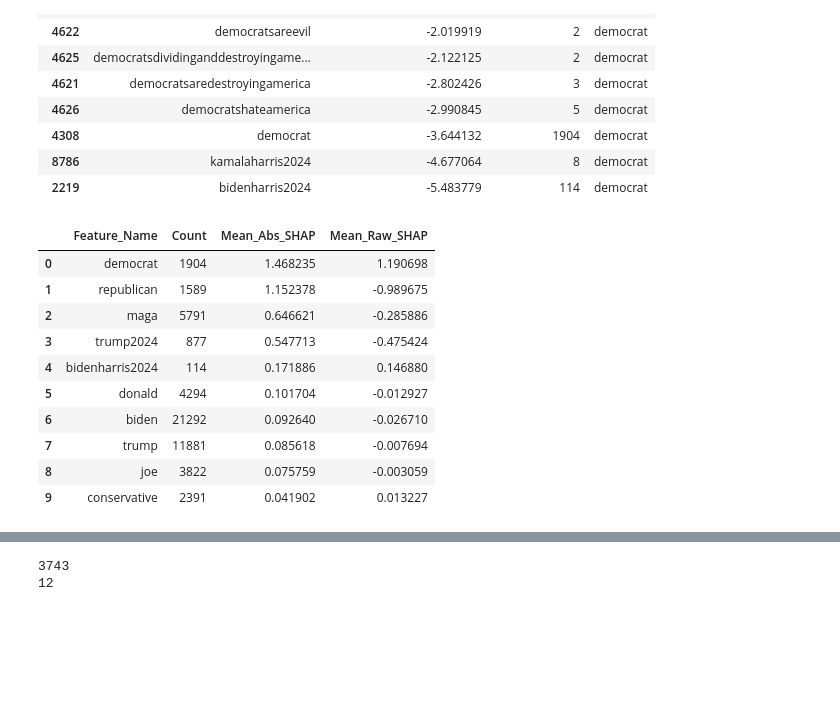
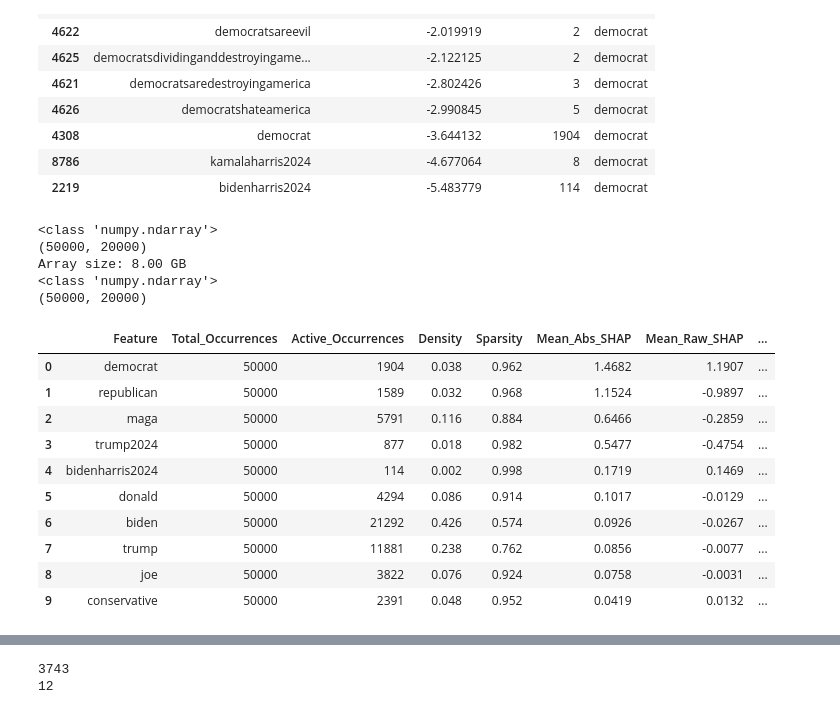
Before and after one commit to Birkbeck/msc-project-source-code-files-24-25-tayyib-saddique, a Jupyter notebook: x_processing/shap.ipynb, the cells around one changed output, grey strips where cells are left out. Saved outputs shown, nothing was run; the diff lists cells and outputs as text; code cells hidden in the pictures; blank space fills up the shorter version.

```diff
--- a/x_processing/shap.ipynb
+++ b/x_processing/shap.ipynb
@@ -210,46 +214,67 @@ Directional Importance (top 10 pushing toward DEMOCRAT):
 | 4308 | democrat | -3.644132 | 1904 | democrat |
 | 8786 | kamalaharris2024 | -4.677064 | 8 | democrat |
 | 2219 | bidenharris2024 | -5.483779 | 114 | democrat |
+# %%
+print(type(X_dense))
+print(X_dense.shape)
+print(f"Array size: {X_dense.nbytes / 1e9:.2f} GB")
+
+print(type(shap_dense))
+print(shap_dense.shape)
+# %% [output]
+<class 'numpy.ndarray'>
+(50000, 20000)
+Array size: 8.00 GB
+<class 'numpy.ndarray'>
+(50000, 20000)
 # %%
 mean_abs_shap = np.abs(shap_dense).mean(axis=0)
-
 non_zero_mask = mean_abs_shap > 0
 non_zero_indices = np.where(non_zero_mask)[0]
-
-upper_quartile_threshold = np.percentile(mean_abs_shap[non_zero_mask], 90)
-
 top_features_idx = non_zero_indices[np.argsort(mean_abs_shap[non_zero_indices])[::-1]]
-feature_counts = (X_dense > 0).sum(axis=0)
 
 results = []
-for feat_idx in top_features_idx[:20]:
+for feat_idx in top_features_idx[:10]:
+    feature_vals = X_dense[:, feat_idx]
+    feature_shaps = shap_dense[:, feat_idx]
+
+    baseline_mask = feature_vals == 0
+    active_mask = feature_vals > 0
+
+    baseline_shap = feature_shaps[baseline_mask].mean() if baseline_mask.sum() > 0 else 0
+    active_shap = feature_shaps[active_mask].mean() if active_mask.sum() > 0 else 0
+
     results.append({
-        'Feature_Name': feature_names[feat_idx],
-        'Count': feature_counts[feat_idx],
-        'Mean_Abs_SHAP': mean_abs_shap[feat_idx],
-        'Mean_Raw_SHAP': shap_dense[:, feat_idx].mean(),
-        'Max_Raw_SHAP': shap_dense[:, feat_idx].max(),
-        'Min_Raw_SHAP': shap_dense[:, feat_idx].min(),
+        'Feature': feature_names[feat_idx],
+        'Total_Occurrences': len(feature_vals),
+        'Active_Occurrences': active_mask.sum(),
+        'Density': round(active_mask.sum() / len(feature_vals), 3),
+        'Sparsity': round(1 - active_mask.sum() / len(feature_vals), 3),
+        'Mean_Abs_SHAP': round(mean_abs_shap[feat_idx], 4),
+        'Mean_Raw_SHAP': round(feature_shaps.mean(), 4),
+        'Baseline_SHAP': round(baseline_shap, 4),
+        'Active_SHAP': round(active_shap, 4),
+        'Active_Minus_Baseline': round(active_shap - baseline_shap, 4),
+        'Std_SHAP': round(feature_shaps.std(), 4),
+        'Max_SHAP': round(feature_shaps.max(), 4),
+        'Min_SHAP': round(feature_shaps.min(), 4),
     })
 
 df = pd.DataFrame(results)
 # %%
-cols_to_display = ['Feature_Name', 'Count', 'Mean_Abs_SHAP', 'Mean_Raw_SHAP']
-df_cols = df[cols_to_display]
-
-df_cols.sort_values(by=['Mean_Abs_SHAP'], ascending=False).head(10)
+df
 # %% [output]
-|  | Feature_Name | Count | Mean_Abs_SHAP | Mean_Raw_SHAP |
-| 0 | democrat | 1904 | 1.468235 | 1.190698 |
-| 1 | republican | 1589 | 1.152378 | -0.989675 |
-| 2 | maga | 5791 | 0.646621 | -0.285886 |
-| 3 | trump2024 | 877 | 0.547713 | -0.475424 |
-| 4 | bidenharris2024 | 114 | 0.171886 | 0.146880 |
-| 5 | donald | 4294 | 0.101704 | -0.012927 |
-| 6 | biden | 21292 | 0.092640 | -0.026710 |
-| 7 | trump | 11881 | 0.085618 | -0.007694 |
-| 8 | joe | 3822 | 0.075759 | -0.003059 |
-| 9 | conservative | 2391 | 0.041902 | 0.013227 |
+|  | Feature | Total_Occurrences | Active_Occurrences | Density | Sparsity | Mean_Abs_SHAP | Mean_Raw_SHAP | ... |
+| 0 | democrat | 50000 | 1904 | 0.038 | 0.962 | 1.4682 | 1.1907 | ... |
+| 1 | republican | 50000 | 1589 | 0.032 | 0.968 | 1.1524 | -0.9897 | ... |
+| 2 | maga | 50000 | 5791 | 0.116 | 0.884 | 0.6466 | -0.2859 | ... |
+| 3 | trump2024 | 50000 | 877 | 0.018 | 0.982 | 0.5477 | -0.4754 | ... |
+| 4 | bidenharris2024 | 50000 | 114 | 0.002 | 0.998 | 0.1719 | 0.1469 | ... |
+| 5 | donald | 50000 | 4294 | 0.086 | 0.914 | 0.1017 | -0.0129 | ... |
+| 6 | biden | 50000 | 21292 | 0.426 | 0.574 | 0.0926 | -0.0267 | ... |
+| 7 | trump | 50000 | 11881 | 0.238 | 0.762 | 0.0856 | -0.0077 | ... |
+| 8 | joe | 50000 | 3822 | 0.076 | 0.924 | 0.0758 | -0.0031 | ... |
+| 9 | conservative | 50000 | 2391 | 0.048 | 0.952 | 0.0419 | 0.0132 | ... |
 # %%
 shap_raw_dense = shap_dense
 abs_shap_dense = np.abs(shap_dense)
```
Also changed, not shown: parts of 28 cells of this notebook.
